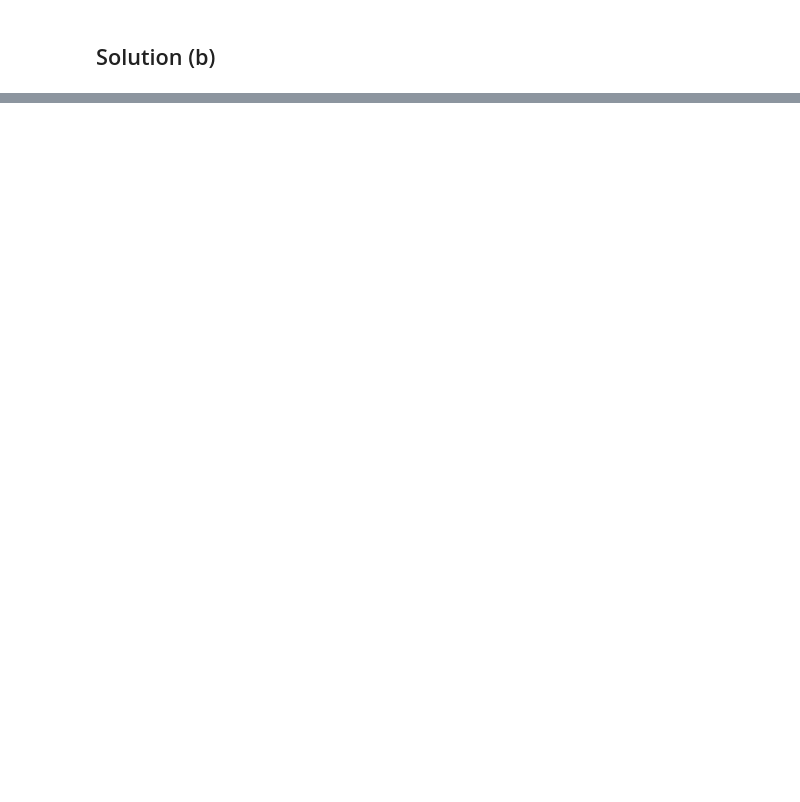
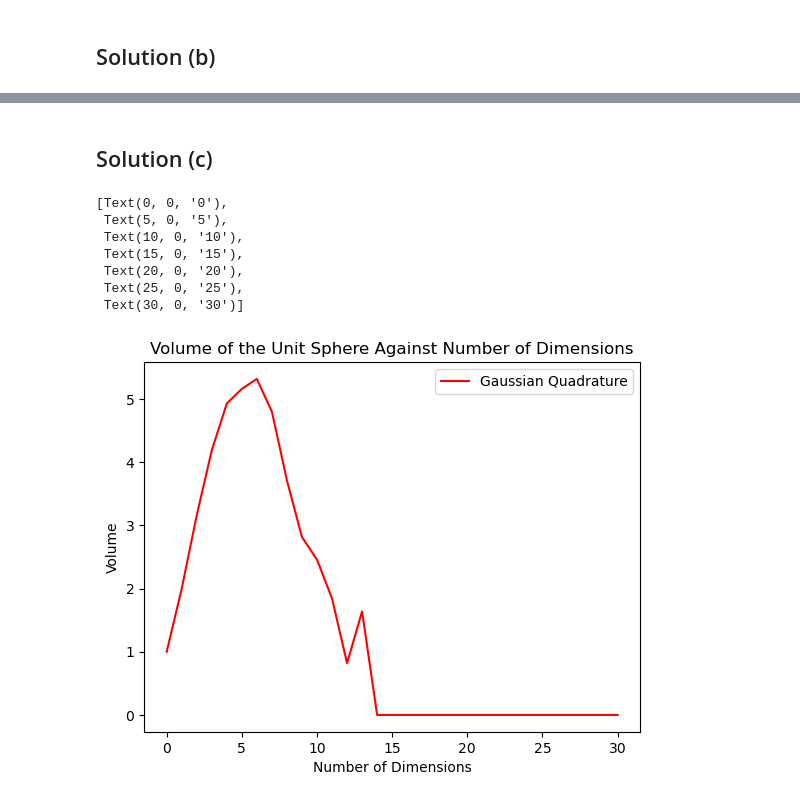
Before and after one commit to mgarwacke/Computational-Physics, a Jupyter notebook: Exercise5.1.ipynb, the cells around one changed output, grey strips where cells are left out. Saved outputs shown, nothing was run; the diff lists cells and outputs as text; code cells hidden in the pictures; blank space fills up the shorter version.

```diff
--- a/Exercise5.1.ipynb
+++ b/Exercise5.1.ipynb
@@ -108,0 +89,25 @@ volume(3)
+# %% [markdown]
+## Solution (c)
+# %%
+from matplotlib import pyplot as plt
+
+numbers = [0,5,10,15,20,25,30]
+
+fig, axes = plt.subplots() # creates the plot axes
+
+axes.plot(range(31), results, color='red', label='Gaussian Quadrature')
+axes.legend()
+axes.set_title("Volume of the Unit Sphere Against Number of Dimensions")
+axes.set_xlabel("Number of Dimensions")
+axes.set_ylabel("Volume")
+axes.set_xticks(numbers)
+axes.set_xticklabels(numbers)
+# %% [output]
+[Text(0, 0, '0'),
+ Text(5, 0, '5'),
+ Text(10, 0, '10'),
+ Text(15, 0, '15'),
+ Text(20, 0, '20'),
+ Text(25, 0, '25'),
+ Text(30, 0, '30')]
+[figure, added]
```
Also changed, not shown: parts of 2 cells of this notebook.
